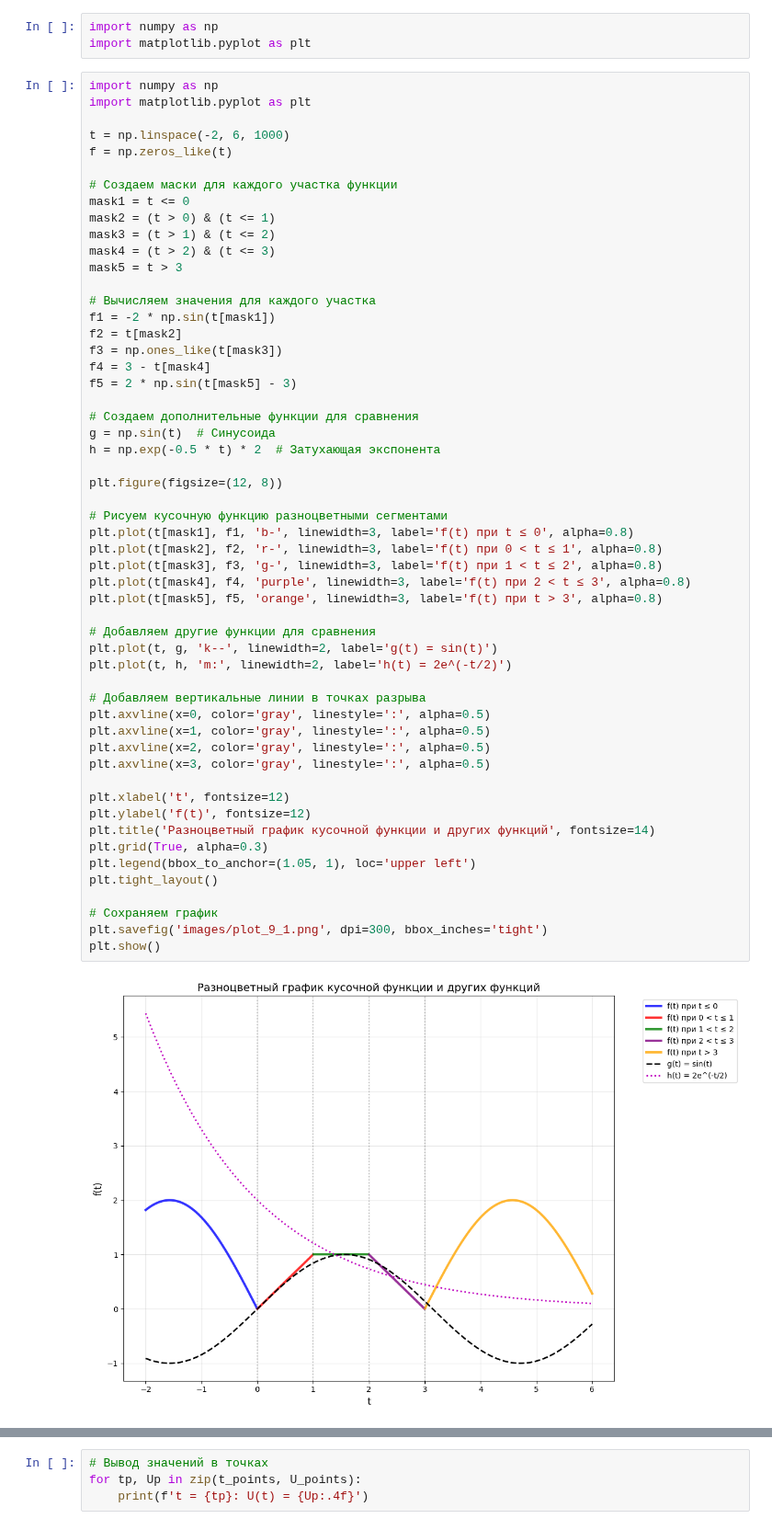
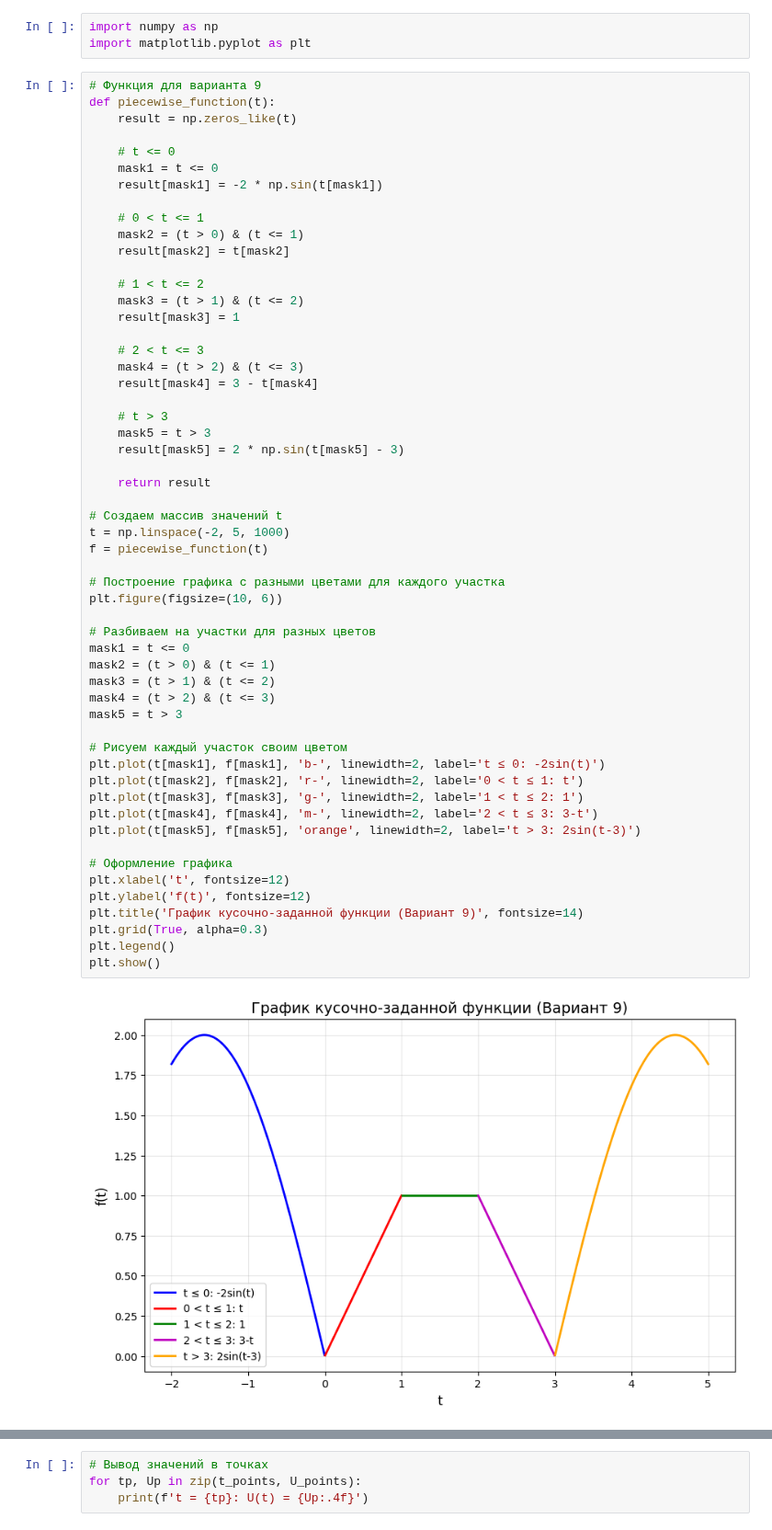
Before and after one commit to hisoriosi/python_labs, a Jupyter notebook: lab4.ipynb, the cells around one changed output, grey strips where cells are left out. Shown at 92% size. Cells and saved outputs as stored; diff of their text form.

```diff
--- a/lab4.ipynb
+++ b/lab4.ipynb
@@ -2,59 +2,60 @@
 import numpy as np
 import matplotlib.pyplot as plt
 # %%
-import numpy as np
-import matplotlib.pyplot as plt
+# Функция для варианта 9
+def piecewise_function(t):
+    result = np.zeros_like(t)
 
-t = np.linspace(-2, 6, 1000)
-f = np.zeros_like(t)
+    # t <= 0
+    mask1 = t <= 0
+    result[mask1] = -2 * np.sin(t[mask1])
 
-# Создаем маски для каждого участка функции
+    # 0 < t <= 1
+    mask2 = (t > 0) & (t <= 1)
+    result[mask2] = t[mask2]
+
+    # 1 < t <= 2
+    mask3 = (t > 1) & (t <= 2)
+    result[mask3] = 1
+
+    # 2 < t <= 3
+    mask4 = (t > 2) & (t <= 3)
+    result[mask4] = 3 - t[mask4]
+
+    # t > 3
+    mask5 = t > 3
+    result[mask5] = 2 * np.sin(t[mask5] - 3)
+
+    return result
+
+# Создаем массив значений t
+t = np.linspace(-2, 5, 1000)
+f = piecewise_function(t)
+
+# Построение графика с разными цветами для каждого участка
+plt.figure(figsize=(10, 6))
+
+# Разбиваем на участки для разных цветов
 mask1 = t <= 0
 mask2 = (t > 0) & (t <= 1)
 mask3 = (t > 1) & (t <= 2)
 mask4 = (t > 2) & (t <= 3)
 mask5 = t > 3
 
-# Вычисляем значения для каждого участка
-f1 = -2 * np.sin(t[mask1])
-f2 = t[mask2]
-f3 = np.ones_like(t[mask3])
-f4 = 3 - t[mask4]
-f5 = 2 * np.sin(t[mask5] - 3)
+# Рисуем каждый участок своим цветом
+plt.plot(t[mask1], f[mask1], 'b-', linewidth=2, label='t ≤ 0: -2sin(t)')
+plt.plot(t[mask2], f[mask2], 'r-', linewidth=2, label='0 < t ≤ 1: t')
+plt.plot(t[mask3], f[mask3], 'g-', linewidth=2, label='1 < t ≤ 2: 1')
+plt.plot(t[mask4], f[mask4], 'm-', linewidth=2, label='2 < t ≤ 3: 3-t')
+plt.plot(t[mask5], f[mask5], 'orange', linewidth=2, label='t > 3: 2sin(t-3)')
 
-# Создаем дополнительные функции для сравнения
-g = np.sin(t)  # Синусоида
-h = np.exp(-0.5 * t) * 2  # Затухающая экспонента
-
-plt.figure(figsize=(12, 8))
-
-# Рисуем кусочную функцию разноцветными сегментами
-plt.plot(t[mask1], f1, 'b-', linewidth=3, label='f(t) при t ≤ 0', alpha=0.8)
-plt.plot(t[mask2], f2, 'r-', linewidth=3, label='f(t) при 0 < t ≤ 1', alpha=0.8)
-plt.plot(t[mask3], f3, 'g-', linewidth=3, label='f(t) при 1 < t ≤ 2', alpha=0.8)
-plt.plot(t[mask4], f4, 'purple', linewidth=3, label='f(t) при 2 < t ≤ 3', alpha=0.8)
-plt.plot(t[mask5], f5, 'orange', linewidth=3, label='f(t) при t > 3', alpha=0.8)
-
-# Добавляем другие функции для сравнения
-plt.plot(t, g, 'k--', linewidth=2, label='g(t) = sin(t)')
-plt.plot(t, h, 'm:', linewidth=2, label='h(t) = 2e^(-t/2)')
-
-# Добавляем вертикальные линии в точках разрыва
-plt.axvline(x=0, color='gray', linestyle=':', alpha=0.5)
-plt.axvline(x=1, color='gray', linestyle=':', alpha=0.5)
-plt.axvline(x=2, color='gray', linestyle=':', alpha=0.5)
-plt.axvline(x=3, color='gray', linestyle=':', alpha=0.5)
-
+# Оформление графика
 plt.xlabel('t', fontsize=12)
 plt.ylabel('f(t)', fontsize=12)
-plt.title('Разноцветный график кусочной функции и других функций', fontsize=14)
+plt.title('График кусочно-заданной функции (Вариант 9)', fontsize=14)
 plt.grid(True, alpha=0.3)
-plt.legend(bbox_to_anchor=(1.05, 1), loc='upper left')
-plt.tight_layout()
-
-# Сохраняем график
-plt.savefig('images/plot_9_1.png', dpi=300, bbox_inches='tight')
+plt.legend()
 plt.show()
 # %% [output]
-[figure, old version]
+[figure, new version]
 # %%
```
Also changed, not shown: parts of 1 cell of this notebook, 2 other files.
